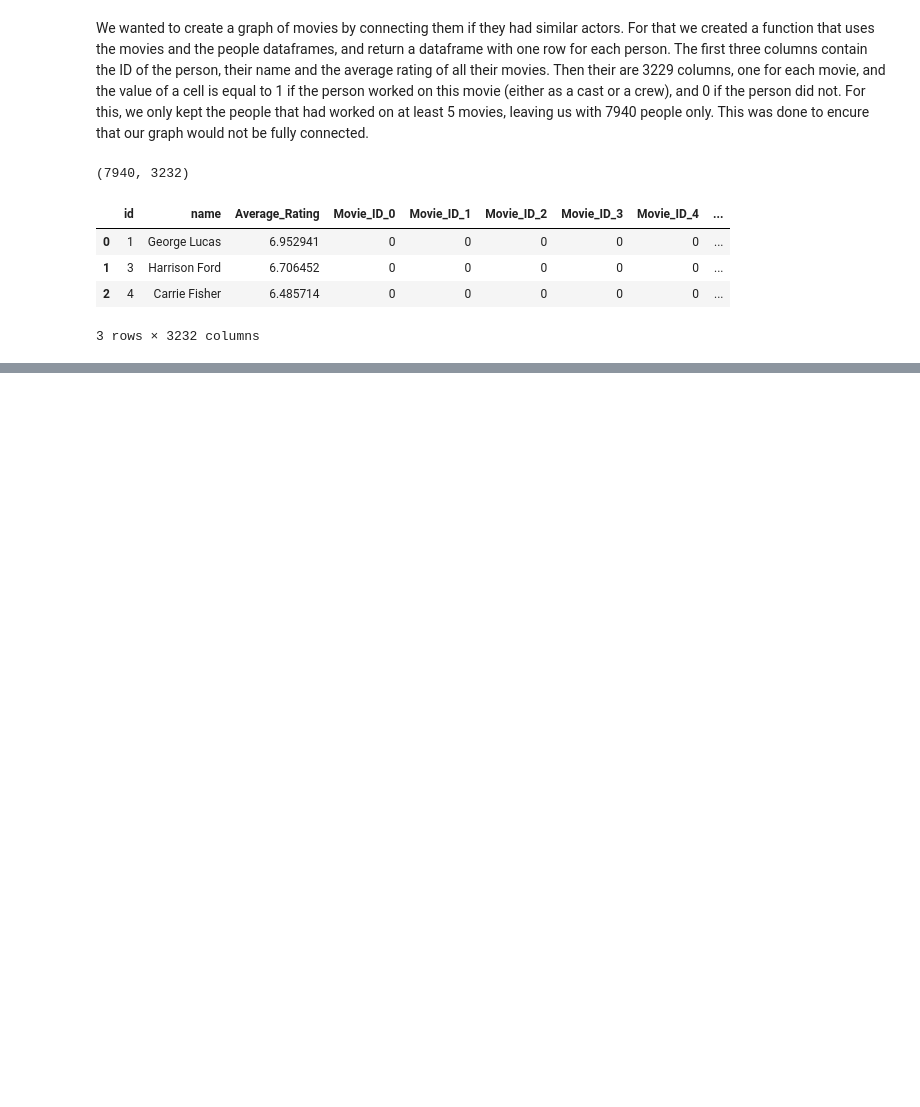
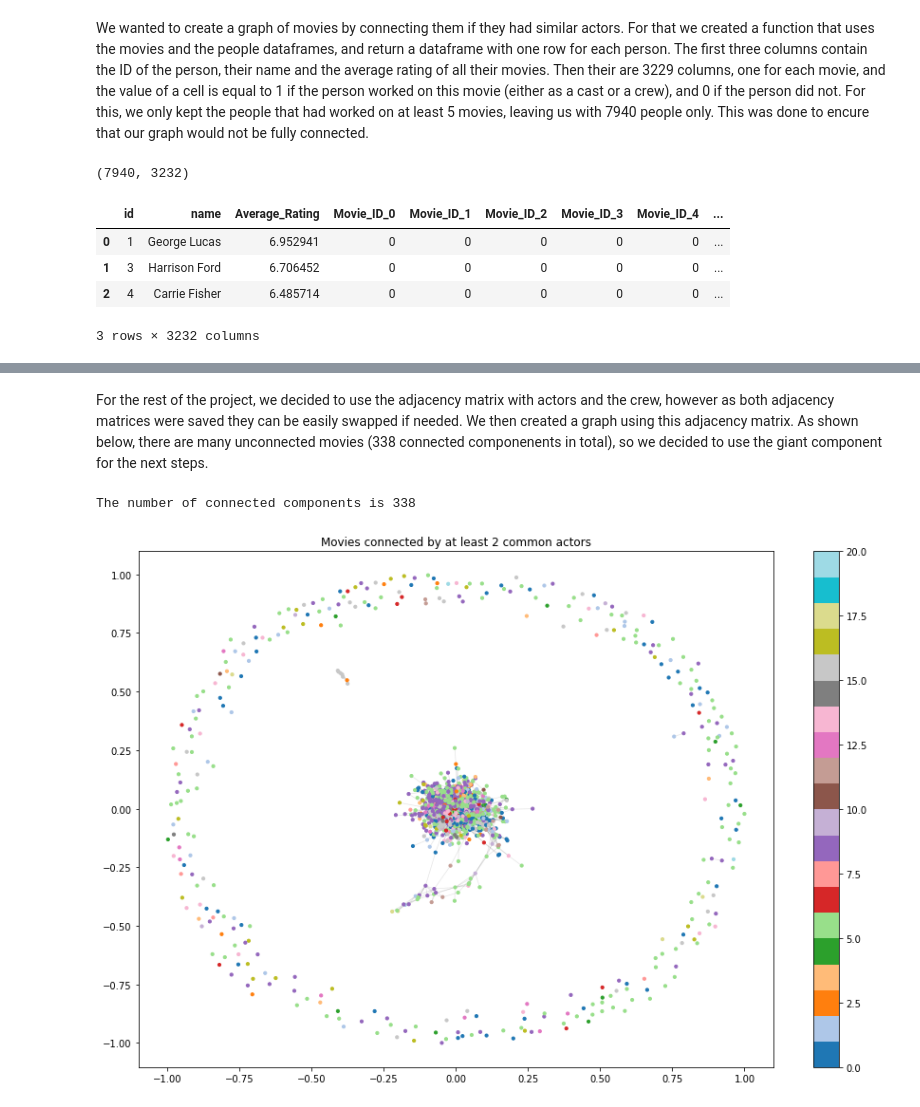
Before and after one commit to swouf/ntds_IMDb_team4, a Jupyter notebook: final_project_ntds_2018.ipynb, the cells around one changed output, grey strips where cells are left out. Drawn from its saved outputs; the diff is of its cells as text; code cells hidden in the pictures; blank space fills up the shorter version.

```diff
--- a/final_project_ntds_2018.ipynb
+++ b/final_project_ntds_2018.ipynb
@@ -235,27 +250,21 @@ features.head(3)
+# %% [markdown]
+For the rest of the project, we decided to use the adjacency matrix with actors and the crew, however as both adjacency matrices were saved they can be easily swapped if needed. We then created a graph using this adjacency matrix. As shown below, there are many unconnected movies (338 connected componenents in total), so we decided to use the giant component for the next steps.
 # %%
-#adjacency using only the actors, not the crew
+#We decided to use the adjacency with actors and the crew, but the one with actors only can be used if needed.
+#adjacency_actors=np.load('./data/adjacency_actors_only.npy')
+adjacency_actors=np.load('./data/adjacency_actors_crew.npy')
 
-#LE CHOIX DE LA MATRICE EST IMPORTANTE, SURTOUT POUR LES DECADE AVEC PEU DE FILMS
-#soit on utilise la version avec que des acteurs, soit la version avec acteurs et crew
-adjacency_actors=np.load('./data/adjacency_actors_only.npy')
-#adjacency_actors=np.load('./data/adjacency_actors_crew.npy')
-
-
-#ON PEUT AUSSI AUGMENTER LE NOMBRE D'ACTEURS EN COMMUN NECESSAIRES
-#adjacency_actors[adjacency_actors <2]=0
-
-plt.figure(figsize=(10, 10))
-plt.spy(adjacency_actors, markersize=0.1)
-plt.title('adjacency matrix')
-
-G_test = nx.from_numpy_matrix(adjacency_actors)
-print(nx.number_connected_components(G_test))
-coords_test = nx.spring_layout(G_test,k=0.03)  # Force-directed layout.
+G = nx.from_numpy_matrix(adjacency_actors)
+print('The number of connected components is {}'.format(nx.number_connected_components(G)))
+coords = nx.spring_layout(G,k=0.03)  # Force-directed layout.
 labels = movies['genres'].iloc[np.sort(nx.nodes(G_test))]
 
 fig=plt.figure(figsize=(15, 10))
-im=nx.draw_networkx_nodes(G_test, coords_test, node_size=10,node_color=labels, cmap='tab20',vmin=0, vmax=20)
-nx.draw_networkx_edges(G_test, coords_test, alpha=0.1, width=0.7)
-plt.title('Movies connected by at least 2 common actors')
+im=nx.draw_networkx_nodes(G, coords, node_size=10,node_color=labels, cmap='tab20',vmin=0, vmax=20)
+nx.draw_networkx_edges(G, coords, alpha=0.1, width=0.7)
+plt.title('Movies connected by at least 2 common actors, the colors represent the different movie genres')
 plt.colorbar(im);
 fig.savefig('./pictures/graph1.png')
+# %% [output]
+The number of connected components is 338
+[figure, added]
```
Also changed, not shown: parts of 9 cells of this notebook, 1 other file.
